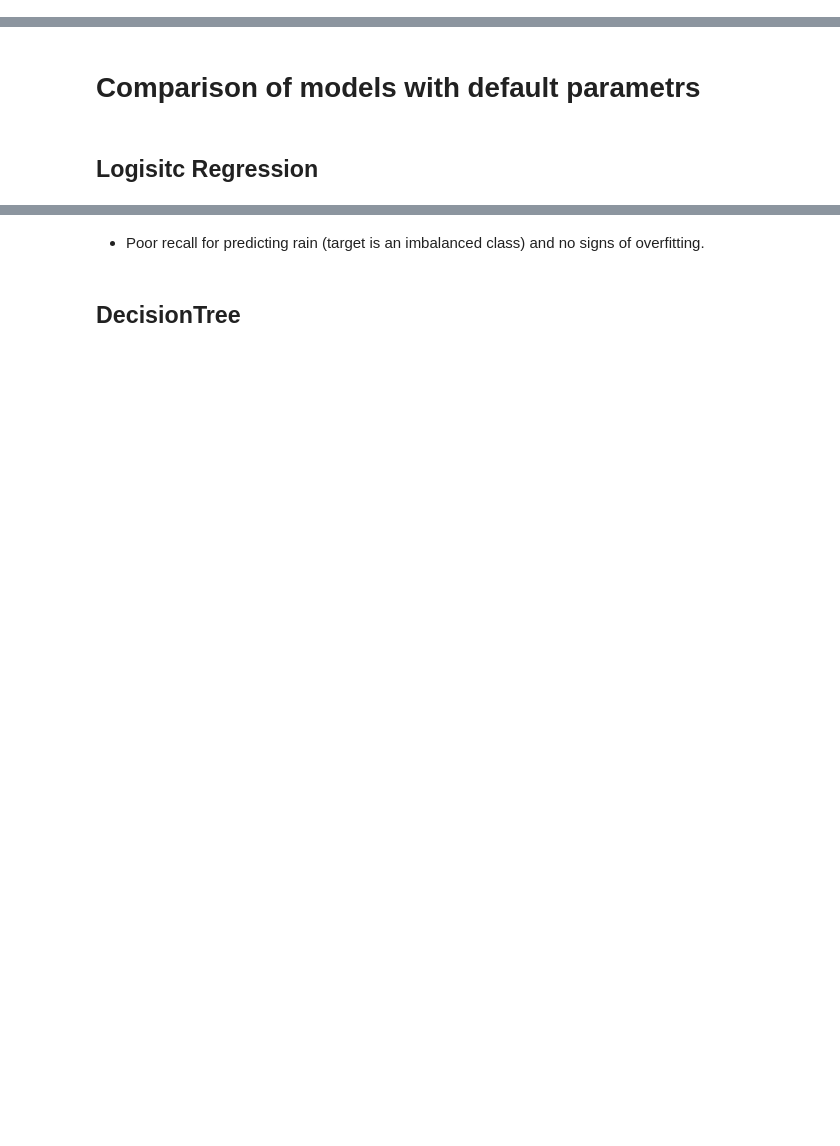
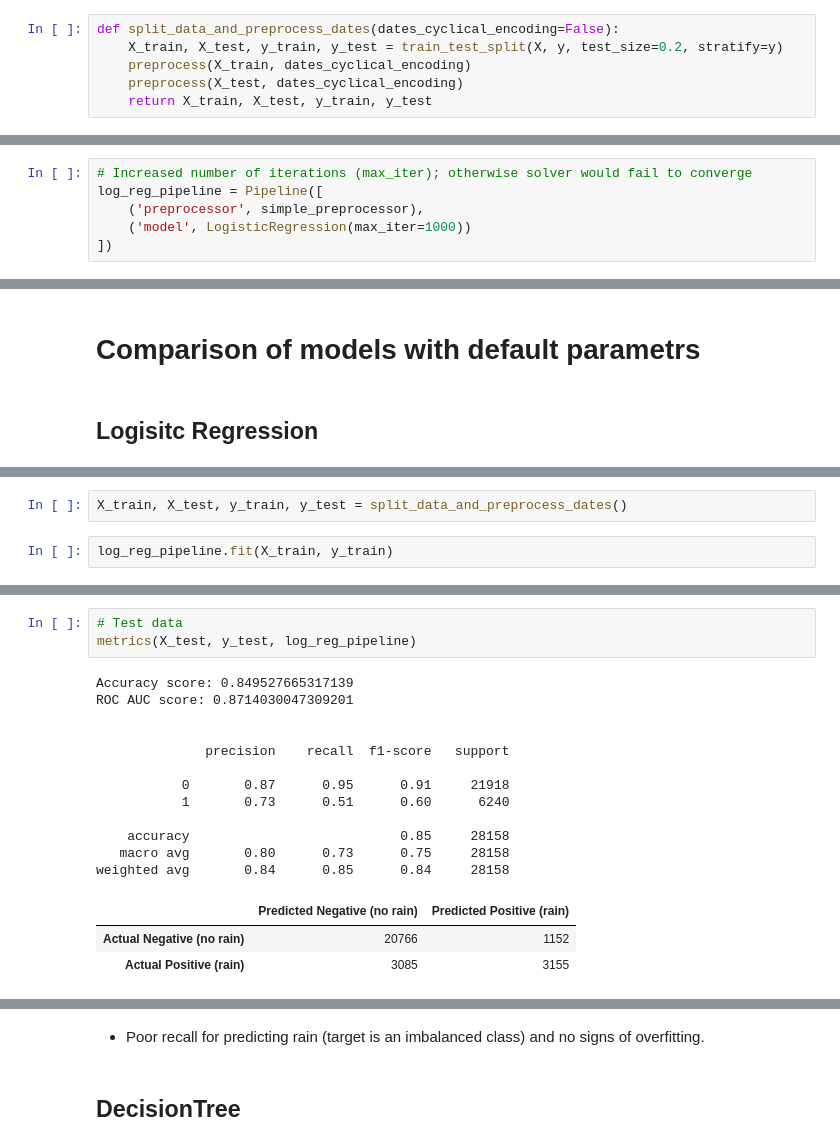
Before and after one commit to TomaszWasilewski/Predict-rain-in-Australia, a Jupyter notebook: rain_in_australia.ipynb, the cells around one changed output, grey strips where cells are left out. Saved outputs shown, nothing was run; the diff lists cells and outputs as text; blank space fills up the shorter version.

```diff
--- a/rain_in_australia.ipynb
+++ b/rain_in_australia.ipynb
@@ -468 +348,7 @@ def create_metrics_dataframe(accuracy, auc, report, conf_matrix, split_of_data=[
+# %%
+def split_data_and_preprocess_dates(dates_cyclical_encoding=False):
+    X_train, X_test, y_train, y_test = train_test_split(X, y, test_size=0.2, stratify=y)
+    preprocess(X_train, dates_cyclical_encoding)
+    preprocess(X_test, dates_cyclical_encoding)
+    return X_train, X_test, y_train, y_test
 # %% [markdown]
@@ -565,0 +475,6 @@ wind_handler_preprocessor = ColumnTransformer([
+# %%
+# Increased number of iterations (max_iter); otherwise solver would fail to converge
+log_reg_pipeline = Pipeline([
+    ('preprocessor', simple_preprocessor),
+    ('model', LogisticRegression(max_iter=1000))
+])
@@ -612,0 +500,4 @@ weighted avg       0.84      0.85      0.84    112629
+# %%
+X_train, X_test, y_train, y_test = split_data_and_preprocess_dates()
+# %%
+log_reg_pipeline.fit(X_train, y_train)
@@ -612,0 +522,19 @@ weighted avg       0.84      0.85      0.84    112629
+# %%
+# Test data
+metrics(X_test, y_test, log_reg_pipeline)
+# %% [output]
+Accuracy score: 0.849527665317139
+ROC AUC score: 0.8714030047309201
+
+
+              precision    recall  f1-score   support
+
+           0       0.87      0.95      0.91     21918
+           1       0.73      0.51      0.60      6240
+
+    accuracy                           0.85     28158
+   macro avg       0.80      0.73      0.75     28158
+weighted avg       0.84      0.85      0.84     28158
+|  | Predicted Negative (no rain) | Predicted Positive (rain) |
+| Actual Negative (no rain) | 20766 | 1152 |
+| Actual Positive (rain) | 3085 | 3155 |
```
Also changed, not shown: parts of 279 cells of this notebook.
